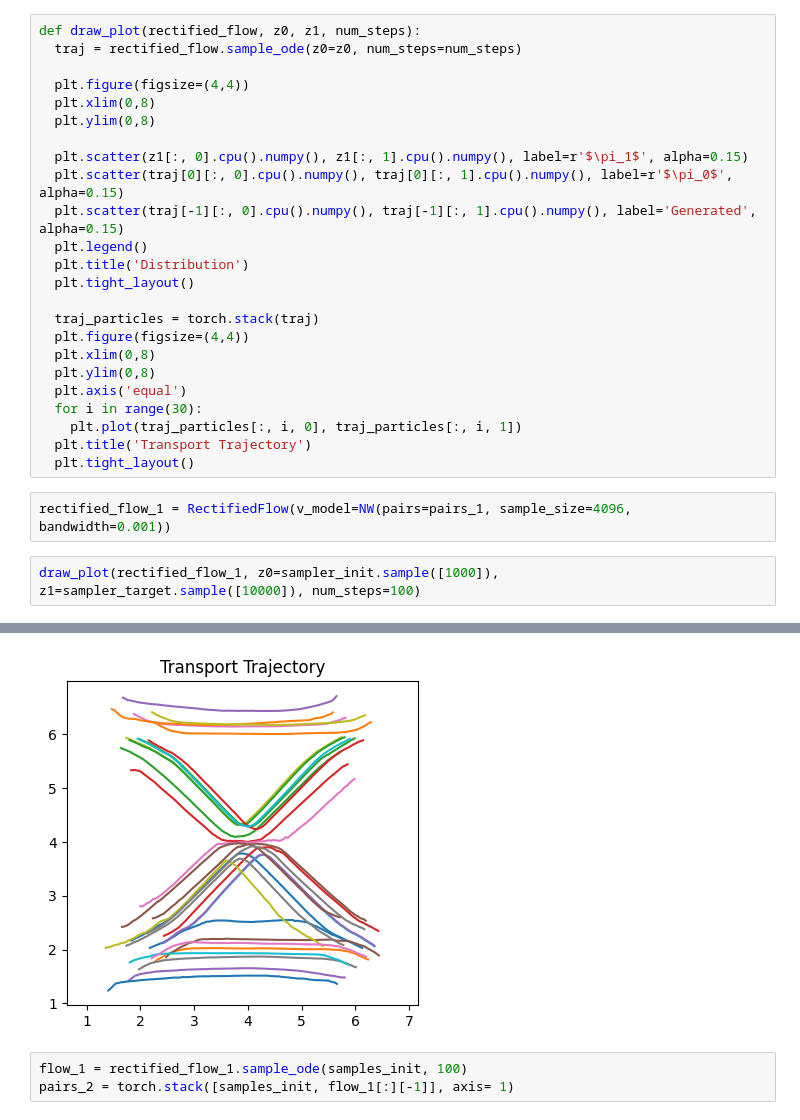
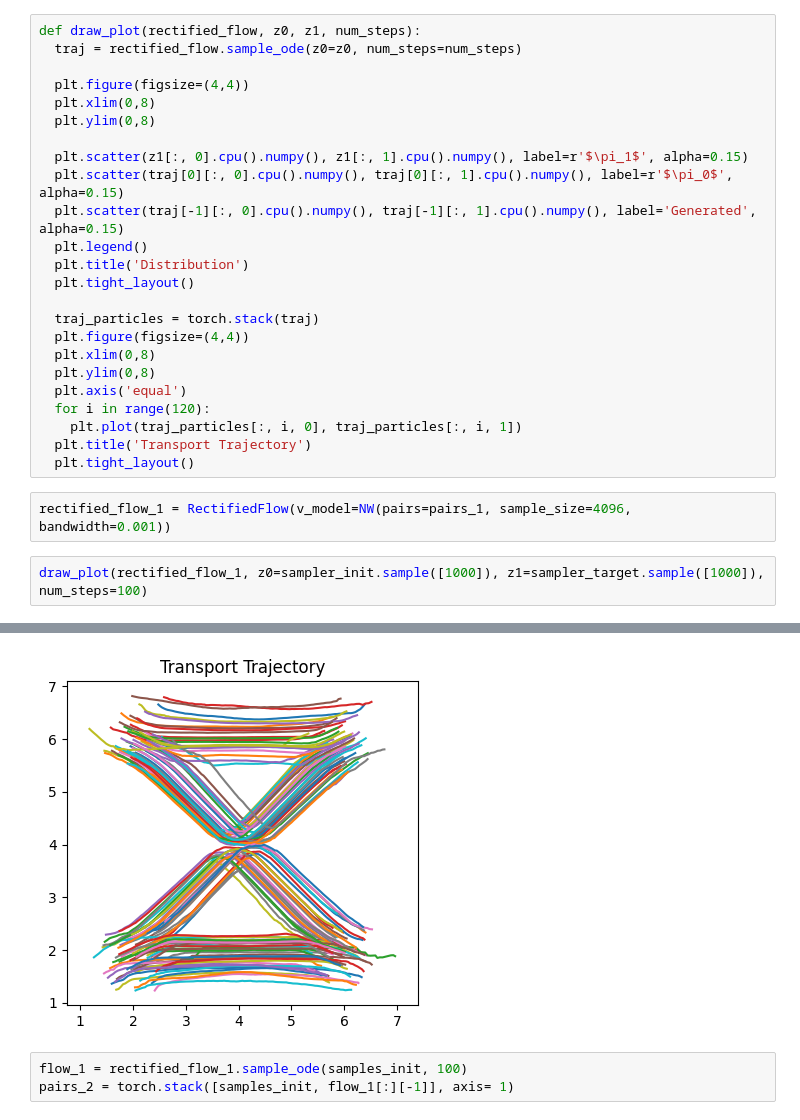
Before and after one commit to HeiseMax/RectifiedFlow, a Jupyter notebook: toyexamples/toy_example_estimator.ipynb, the cells around one changed output, grey strips where cells are left out. Drawn from its saved outputs; the diff is of its cells as text.

Commit message:
plots for report

```diff
--- a/toyexamples/toy_example_estimator.ipynb
+++ b/toyexamples/toy_example_estimator.ipynb
@@ -106,12 +98,12 @@ def draw_plot(rectified_flow, z0, z1, num_steps):
   plt.xlim(0,8)
   plt.ylim(0,8)
   plt.axis('equal')
-  for i in range(30):
+  for i in range(120):
     plt.plot(traj_particles[:, i, 0], traj_particles[:, i, 1])
   plt.title('Transport Trajectory')
   plt.tight_layout()
 # %%
 rectified_flow_1 = RectifiedFlow(v_model=NW(pairs=pairs_1, sample_size=4096, bandwidth=0.001))
 # %%
-draw_plot(rectified_flow_1, z0=sampler_init.sample([1000]), z1=sampler_target.sample([10000]), num_steps=100)
+draw_plot(rectified_flow_1, z0=sampler_init.sample([1000]), z1=sampler_target.sample([1000]), num_steps=100)
 # %% [output]
@@ -119,4 +111,4 @@ draw_plot(rectified_flow_1, z0=sampler_init.sample([1000]), z1=sampler_target.sa
-[figure, old version]
+[figure, new version]
 # %%
 flow_1 = rectified_flow_1.sample_ode(samples_init, 100)
 pairs_2 = torch.stack([samples_init, flow_1[:][-1]], axis= 1)
```
Also changed, not shown: parts of 3 cells of this notebook, 10 other files.
